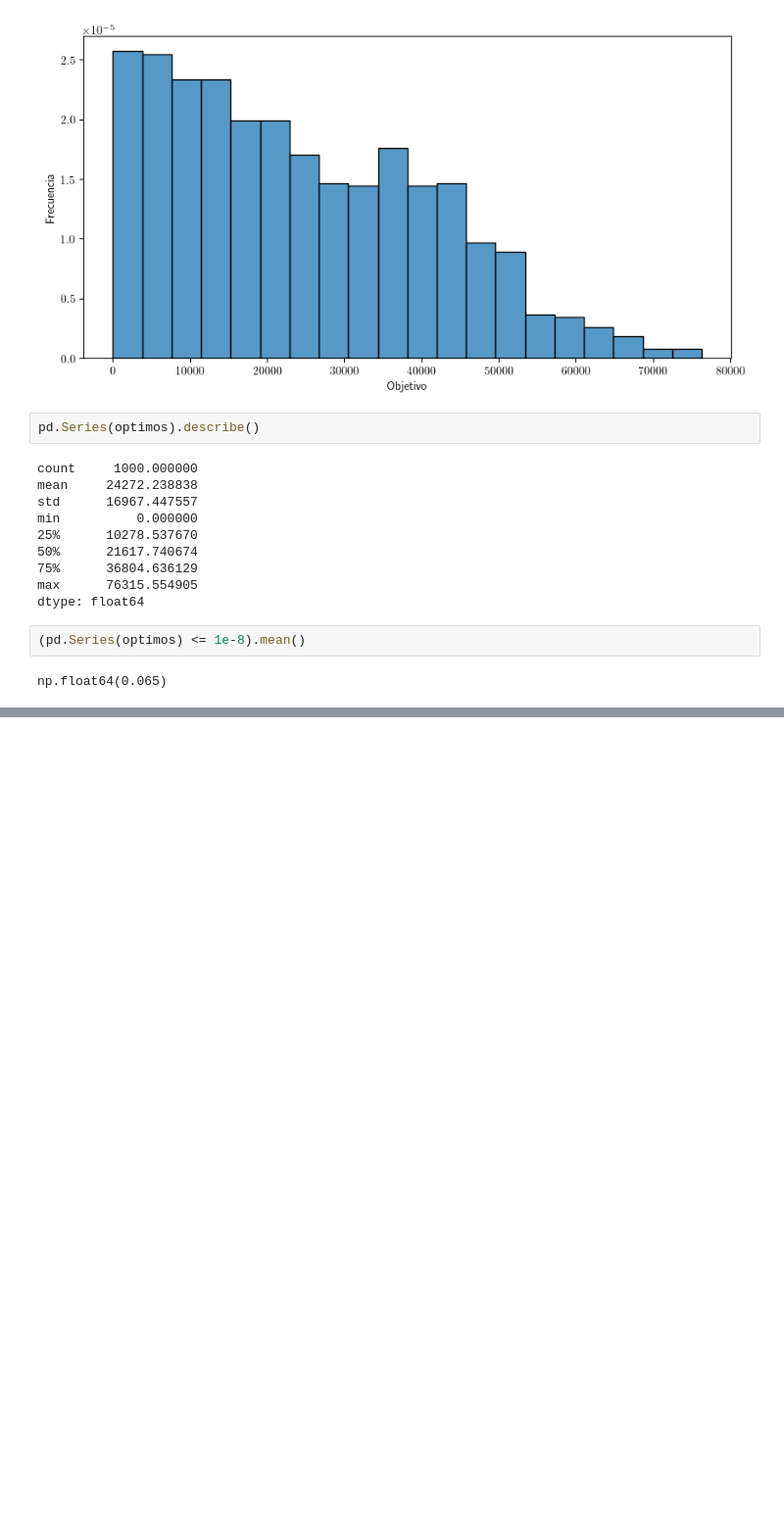
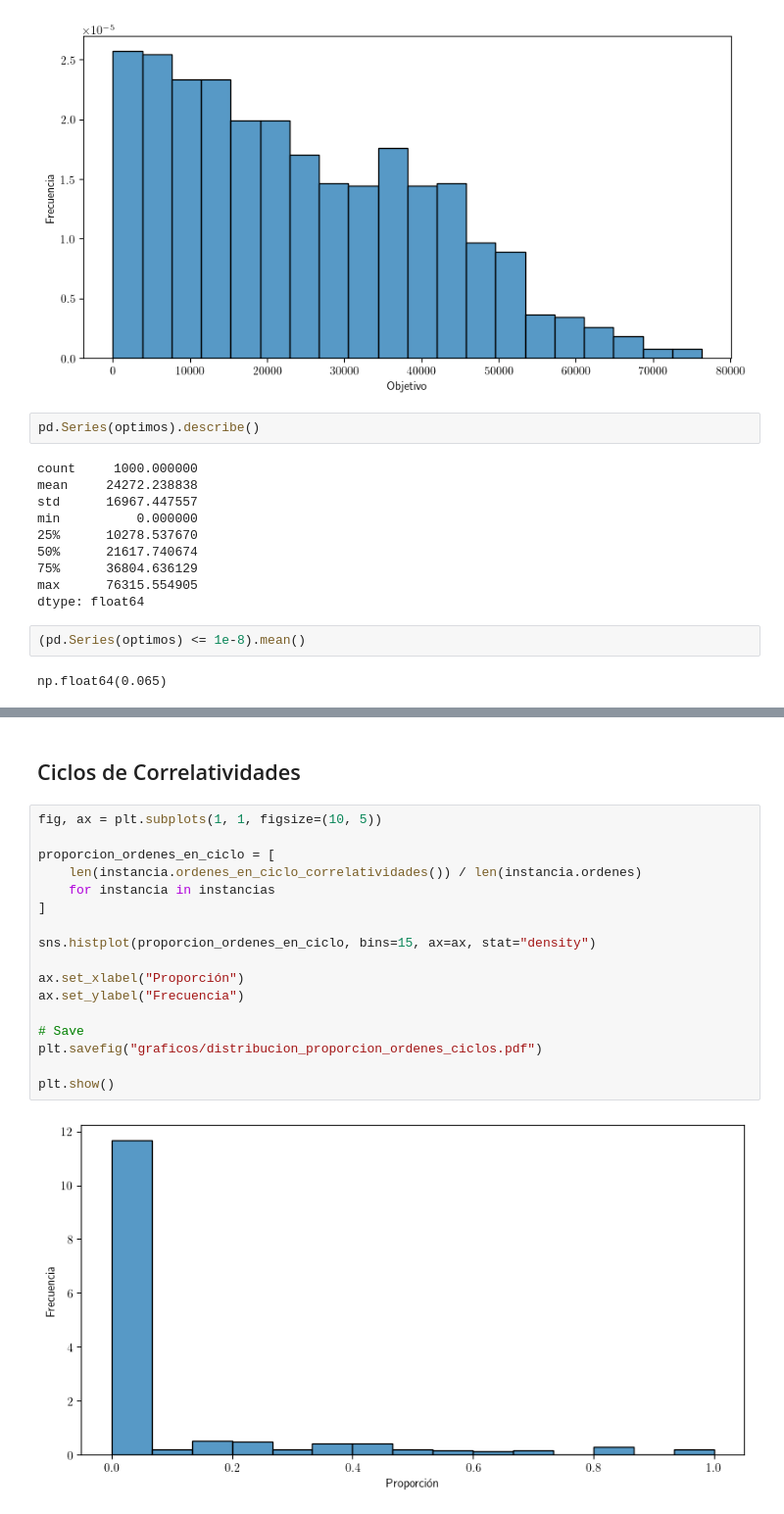
Before and after one commit to sponja23/invop-tp, a Jupyter notebook: experimentos/exp3/experimento_3.ipynb, the cells around one changed output, grey strips where cells are left out. Shown at 98% size. Saved outputs shown, nothing was run; the diff lists cells and outputs as text; blank space fills up the shorter version.

```diff
--- a/experimentos/exp3/experimento_3.ipynb
+++ b/experimentos/exp3/experimento_3.ipynb
@@ -138,0 +140,21 @@ plt.show()
+# %% [markdown]
+## Ciclos de Correlatividades
+# %%
+fig, ax = plt.subplots(1, 1, figsize=(10, 5))
+
+proporcion_ordenes_en_ciclo = [
+    len(instancia.ordenes_en_ciclo_correlatividades()) / len(instancia.ordenes)
+    for instancia in instancias
+]
+
+sns.histplot(proporcion_ordenes_en_ciclo, bins=15, ax=ax, stat="density")
+
+ax.set_xlabel("Proporción")
+ax.set_ylabel("Frecuencia")
+
+# Save
+plt.savefig("graficos/distribucion_proporcion_ordenes_ciclos.pdf")
+
+plt.show()
+# %% [output]
+[figure, added]
```
Also changed, not shown: parts of 4 cells of this notebook, 16 other files.
